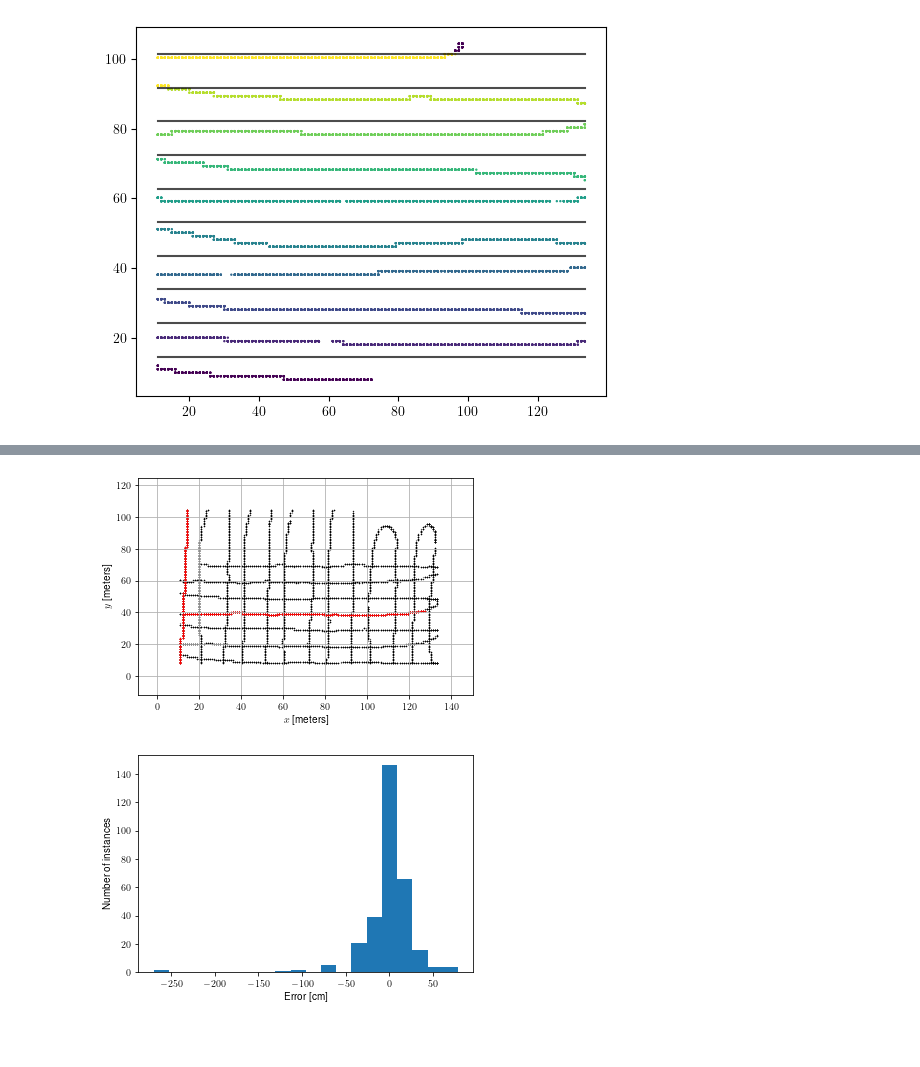
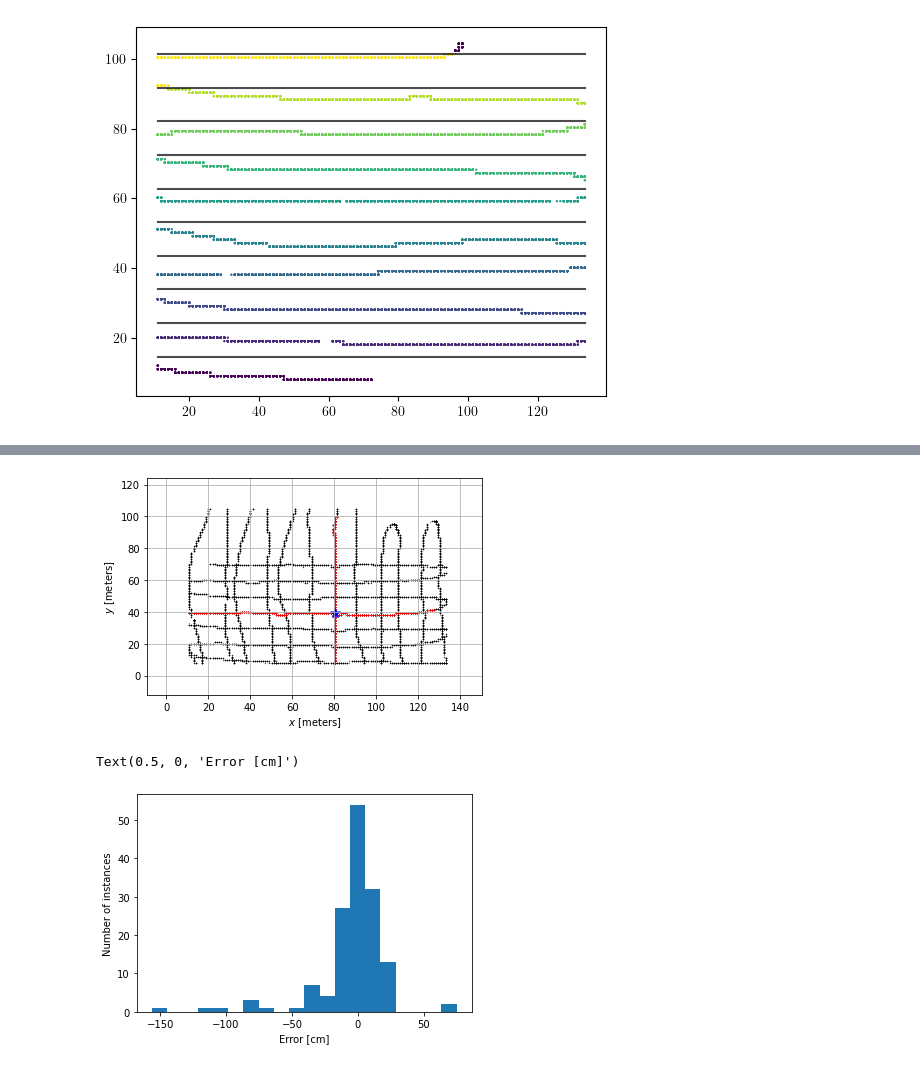
Before and after one commit to andrespulido8/sonar_sparse_point_cloud, a Jupyter notebook: read_echogram.ipynb, the cells around one changed output, grey strips where cells are left out. Cells and saved outputs as stored; diff of their text form; code cells hidden in the pictures; blank space fills up the shorter version.

```diff
--- a/read_echogram.ipynb
+++ b/read_echogram.ipynb
@@ -367,7 +367,27 @@ start= 12600
 end = 13870
 index_f = 4
 cropped_dataset[files[index_f]].see_range([start,end])
-
+NO_SO= [[11680, 12687, 0],
+ [10668, 11679, 0],
+ [ 9651, 10667, 0],
+ [ 8668,  9650, 0],
+ [ 7666,  8667, 0],
+ [ 6676,  7665, 0],
+ [ 5670,  6675, 0],
+ [ 4708,  5669, 0],
+ [ 3741,  4707, 0],
+ [ 2910,  3740, 0],
+ [ 1888,  2834, 0],
+ [ 1016,  1887, 0],
+ [ 0,  1000, 4],
+ [ 1400,  2300, 4],
+ [ 2400,  3400, 4],
+ [ 3800,  4800, 4],
+ [ 4900,  6100, 4],
+ [ 6200,  7400, 4],
+ [ 7500,  8600, 4],
+ [10100, 11280, 4],
+ [12600, 13870, 4]]
 # Uncomment to include line
 #NO_SO = np.append(NO_SO, [[start, end, index_f]], axis=0)
 print("NO_SO= \n", NO_SO)
@@ -538,6 +551,7 @@ ax.scatter(cropped_dataset[files[no_so2[2]]].X, cropped_dataset[files[no_so2[2]]
 ax.scatter(cropped_dataset[files[ea_we2[2]]].X, cropped_dataset[files[ea_we2[2]]].Y, c='k', s=0.05, alpha=0.8)
 ax.scatter(cropped_dataset[files[no_so2[2]]].X[no_so_range2], cropped_dataset[files[no_so2[2]]].Y[no_so_range2], c='r', s=0.1, )
 ax.scatter(cropped_dataset[files[ea_we2[2]]].X[ea_we_range2], cropped_dataset[files[ea_we2[2]]].Y[ea_we_range2], c='r', s=0.1)
+plt.scatter(80.26912718825042, 39.13119950238615, s=100, marker="*", c='blue')
 #ax.set_aspect('equal')
 ax.set_xlabel('$x$ [meters]')
 ax.set_ylabel('$y$ [meters]')
@@ -547,7 +561,7 @@ plt.grid()
 plt.show()
 fig.savefig('paper_figures/pattern2.jpg', dpi=fig.dpi)
 # %% [output]
-[figure, old version]
+[figure, new version]
 # %%
 # Save values to .mat file
 def to_mat():
@@ -567,39 +581,49 @@ to_mat()
 # %%
 # Run comparisson algorithm for all combinations of intersection (including all files)
 E_array = []
+weird_x = []
+weird_y = []
+cross_x = []
+cross_y = []
 ii = 0
 is_plot = False
 
 for no_so in NO_SO:
     for ea_we in EA_WE:
         no_so_range = range(no_so[0], no_so[1])
         ea_we_range = range(ea_we[0], ea_we[1])
-        E, is_crossing = dir_comparison(dataset_012022[files[no_so[2]]], no_so_range,
-                                      dataset_012022[files[ea_we[2]]], ea_we_range, is_plot=False)
+        E, is_crossing, is_large_E, x, y = dir_comparison(cropped_dataset[files[no_so[2]]], no_so_range,
+                                      cropped_dataset[files[ea_we[2]]], ea_we_range, is_plot=False)
         E_array.append(E)
         # Removes the difference if the lines do not cross (distance more than threshold)
         if not is_crossing:
             E_array = E_array[:-1]
+        if is_large_E:
+            weird_x.append(x)
+            weird_y.append(y)
+        cross_x.append(x)
+        cross_y.append(y)
 
         if is_plot:
             print(ii)
             print("noso: ",no_so)
             print("eawe: ",ea_we)
             fig, ax = plt.subplots()
-            ax.plot(dataset_012022[files[no_so[2]]].X[no_so_range], dataset_012022[files[no_so[2]]].Y[no_so_range], 'k', ms=0.5, )
-            ax.plot(dataset_012022[files[ea_we[2]]].X[ea_we_range], dataset_012022[files[ea_we[2]]].Y[ea_we_range], 'ro', ms=0.5)
+            ax.plot(cropped_dataset[files[no_so[2]]].X[no_so_range], cropped_dataset[files[no_so[2]]].Y[no_so_range], 'k', ms=0.5, )
+            ax.plot(cropped_dataset[files[ea_we[2]]].X[ea_we_range], cropped_dataset[files[ea_we[2]]].Y[ea_we_range], 'ro', ms=0.5)
             ax.set_aspect('equal')
             plt.xlim(xmin, xmax)
             plt.ylim(ymin, ymax)
             plt.show()
             #time.sleep(2)
             ii +=1
-
+del x, y
 
 E_array = np.array(E_array)
 plt.hist(E_array, bins=20)
 plt.ylabel('Number of instances')
-plt.xlabel('Error [cm]');
+plt.xlabel('Error [cm]')
 # %% [output]
+Text(0.5, 0, 'Error [cm]')
-[figure, old version]
+[figure, new version]
 # %%
```
Also changed, not shown: parts of 10 cells of this notebook.
